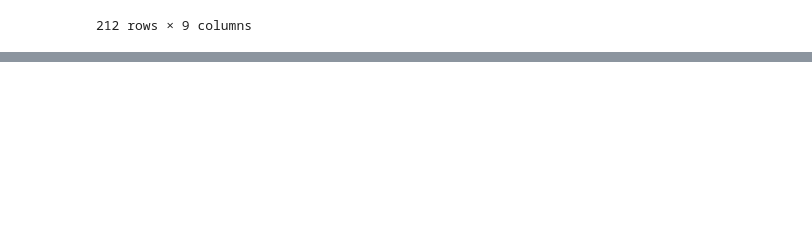
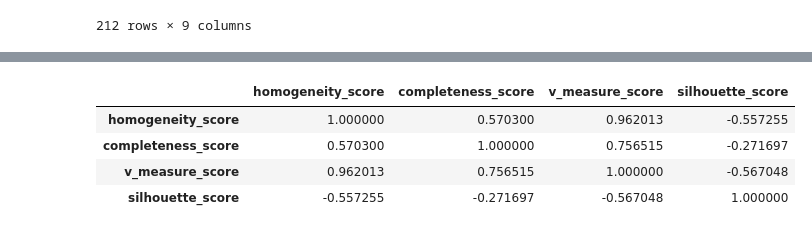
Before and after one commit to HaZdula/sacred_texts, a Jupyter notebook: fast_GridSearch.ipynb, the cells around one changed output, grey strips where cells are left out. Cells and saved outputs as stored; diff of their text form; code cells hidden in the pictures; blank space fills up the shorter version.

```diff
--- a/fast_GridSearch.ipynb
+++ b/fast_GridSearch.ipynb
@@ -422,0 +427,3 @@ sns.swarmplot(data = results_table, x = "clusters", y = "v_measure_score", color
+# %%
+df = results_table5[["homogeneity_score","completeness_score","v_measure_score","silhouette_score"]]
+sns.pairplot(df, kind = "reg", palette = "Set1")
@@ -422,0 +433,8 @@ sns.swarmplot(data = results_table, x = "clusters", y = "v_measure_score", color
+# %%
+df.corr()
+# %% [output]
+|  | homogeneity_score | completeness_score | v_measure_score | silhouette_score |
+| homogeneity_score | 1.000000 | 0.570300 | 0.962013 | -0.557255 |
+| completeness_score | 0.570300 | 1.000000 | 0.756515 | -0.271697 |
+| v_measure_score | 0.962013 | 0.756515 | 1.000000 | -0.567048 |
+| silhouette_score | -0.557255 | -0.271697 | -0.567048 | 1.000000 |
```
Also changed, not shown: parts of 8 cells of this notebook.
